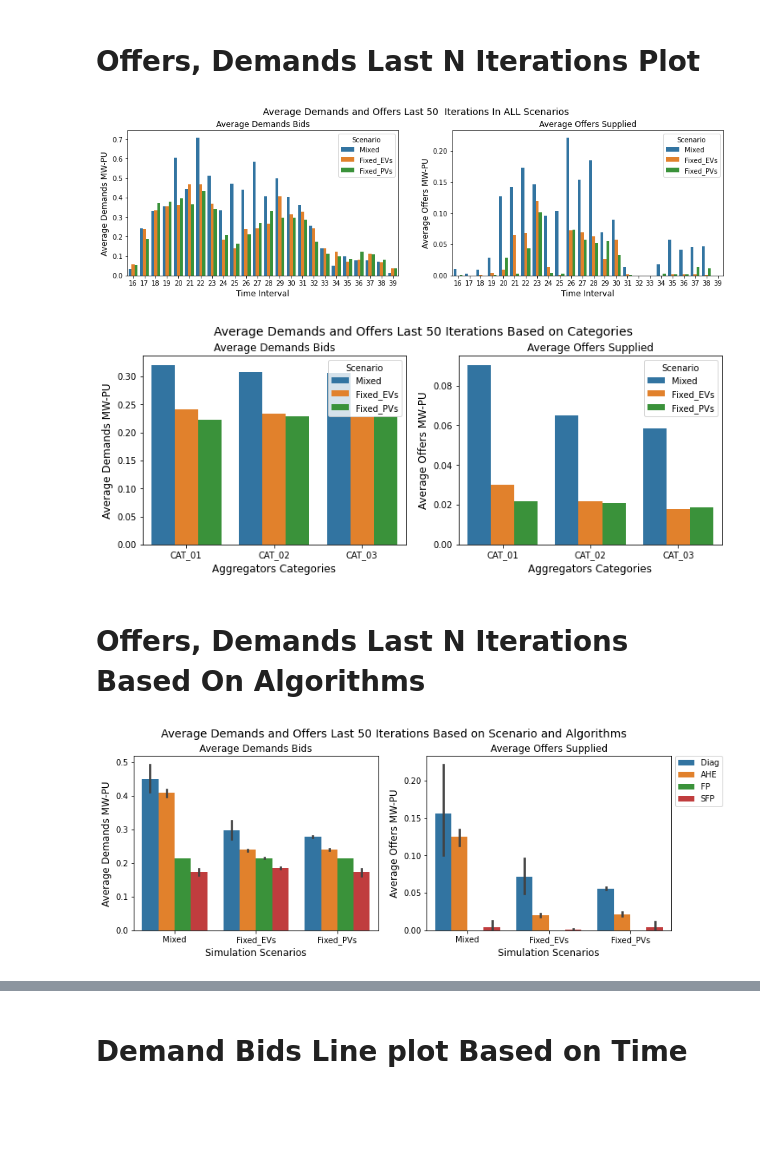
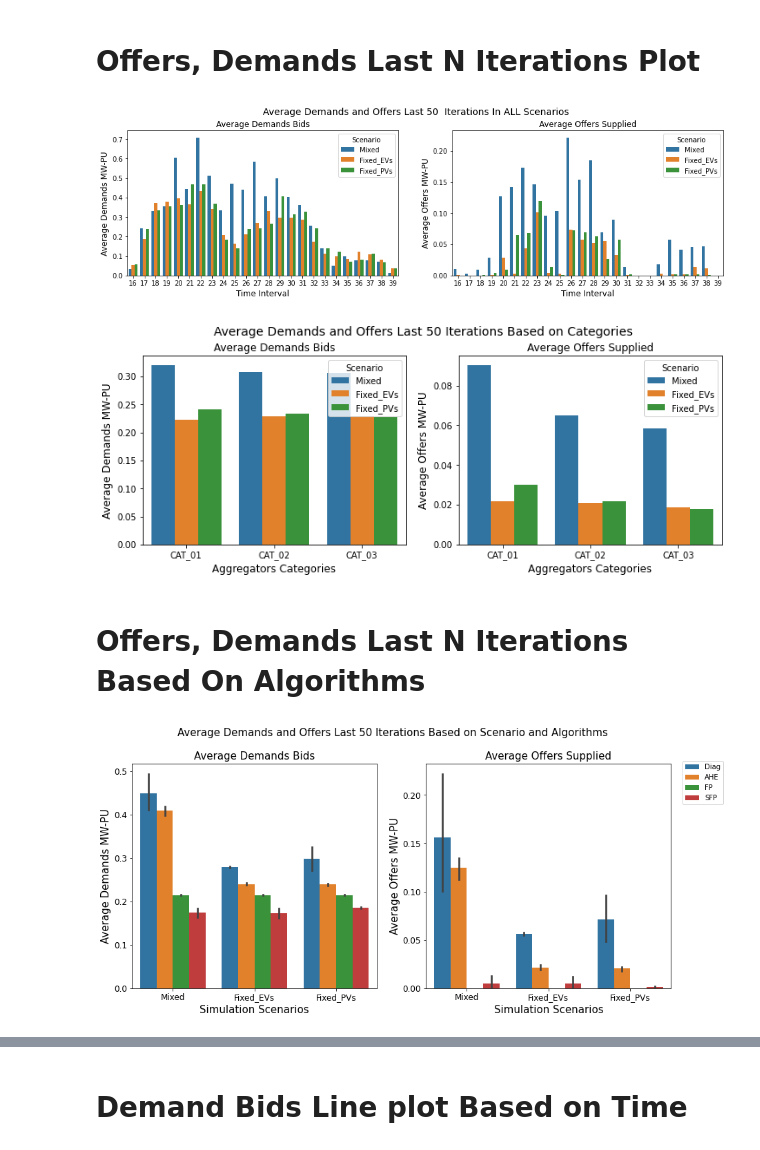
Before and after one commit to alirezakfz/PyomoModels, a Jupyter notebook: 08_SEST2022_DA_EQ/Results3/Plot/Journal_Diagonalization_V01.ipynb, the cells around one changed output, grey strips where cells are left out. Saved outputs shown, nothing was run; the diff lists cells and outputs as text; code cells hidden in the pictures; blank space fills up the shorter version.

```diff
--- a/08_SEST2022_DA_EQ/Results3/Plot/Journal_Diagonalization_V01.ipynb
+++ b/08_SEST2022_DA_EQ/Results3/Plot/Journal_Diagonalization_V01.ipynb
@@ -36,7 +36,7 @@ df_all = [df_diag_mixed, df_diag_PVs, df_diag_EVs,
 
 algo_list = ["Diag", "AHE", "FP", "SFP"]
 
-scen_list = ["Mixed", "Fixed_EVs", "Fixed_PVs"]
+scen_list = ["Mixed",  "Fixed_PVs", "Fixed_EVs"]
 
 #****************************************************
 offer_dict = dict()
@@ -147,7 +147,7 @@ for ax in axes.flatten():
 
 fig.savefig("Figures/Diag_Figures/Average_Demands_Offers_Time_Slot.png", bbox_inches= 'tight')
 # %% [output]
-[figure, old version]
+[figure, new version]
 # %%
 counter = 0
 counter_scen=0
@@ -219,7 +219,7 @@ for ax in axes.flatten():
 
 fig.savefig("Figures/Diag_Figures/Average_Demands_Offers_Categories_VS_Scenario.png", bbox_inches= 'tight')
 # %% [output]
-[figure, old version]
+[figure, new version]
 # %% [markdown]
 # Offers, Demands  Last N Iterations Based On Algorithms
 # %%
@@ -234,7 +234,7 @@ algos =[]
 # how many last iterations to show
 last_iterations = 50
 no_iterations = 300
-
+fonts = 15
 #iterate trough all dataframes and average their offers bids : all DAs in each 3 scenario
 for df in df_all:
     no_iterations = len(df.groupby('Iteration').mean())
@@ -258,43 +258,45 @@ for df in df_all:
 df_demand = pd.DataFrame({'Demands':demand, 'Offer':offer,  'Scenario':scenario, 'Category':DAs_Cat, 'Algorithm':algos})
 #df_demand = df_demand.groupby(['Scenario', 'Category']).mean().reset_index().melt(id_vars=['Scenario','Category'],  var_name="Bid_Type", value_name="Bid_Value")
 
 # df_offer = pd.DataFrame({"Offer":offer, 'Scenario':scenario, 'Time':time})
 # df_compare = pd.DataFrame({'Demands':demand,  "Offer":offer, 'Scenario':scenario, 'Time':time})
 # # Slice Dataframe for different plots
 
-fig, axes = plt.subplots(1, 2, figsize=(12, 4))
+fig, axes = plt.subplots(1, 2, figsize=(14, 6))
 order =['Diag', 'AHE', 'FP', 'SFP']
 h_order=['Mixed', 'Fixed_EVs', 'Fixed_PVs']
 
 sns.barplot(data= df_demand.groupby(['Category','Algorithm','Scenario']).mean().reset_index(),
             x='Scenario', y='Demands', hue='Algorithm' , hue_order=order, order=h_order, ax=axes[0])
-axes[0].set_title("Average Demands Bids", fontsize=12)
-axes[0].set_xlabel('Simulation Scenarios',fontsize=12);
-axes[0].set_ylabel('Average Demands MW-PU',fontsize=12);
+axes[0].set_title("Average Demands Bids", fontsize=fonts)
+axes[0].set_xlabel('Simulation Scenarios',fontsize=fonts);
+axes[0].set_ylabel('Average Demands MW-PU',fontsize=fonts);
 axes[0].set_rasterized(True)
 
 sns.barplot(data= df_demand.groupby(['Category','Algorithm','Scenario']).mean().reset_index(),
             x='Scenario', y='Offer', hue='Algorithm' , hue_order=order, order=h_order, ax=axes[1])
-axes[1].set_title("Average Offers Supplied", fontsize=12)
-axes[1].set_xlabel('Simulation Scenarios',fontsize=12);
-axes[1].set_ylabel('Average Offers MW-PU',fontsize=12);
+axes[1].set_title("Average Offers Supplied", fontsize=fonts)
+axes[1].set_xlabel('Simulation Scenarios',fontsize=fonts);
+axes[1].set_ylabel('Average Offers MW-PU',fontsize=fonts);
 axes[1].set_rasterized(True)
 
 handles, labels = axes[0].get_legend_handles_labels()
 #fig.legend(handles, labels, loc='upper right')
 fig.legend(handles, labels, bbox_to_anchor=(0.98, 0.90))
 
 for ax in axes:
     ax.get_legend().remove()
 
-fig.suptitle('Average Demands and Offers Last %d Iterations Based on Scenario and Algorithms'%last_iterations, fontsize=14, y=1.);
+fig.suptitle('Average Demands and Offers Last %d Iterations Based on Scenario and Algorithms'%last_iterations, fontsize=15, y=1.);
 
 for ax in axes.flatten():
     ax.set_rasterized(True)
+    for item in (ax.get_xticklabels() + ax.get_yticklabels()):
+        item.set_fontsize(12)
 
-fig.savefig("Figures/Diag_Figures/Average_Demands_Offers_Scenario_VS_Algo.png", bbox_inches= 'tight')
+fig.savefig("Figures/Diag_Figures/Bar_Plot_Average_DF_Scenario_VS_Algo.png", bbox_inches= 'tight')
 # %% [output]
-[figure, old version]
+[figure, new version]
 # %%
 counter = 0
 counter_algo=0
```
Also changed, not shown: parts of 4 cells of this notebook, 13 other files.
